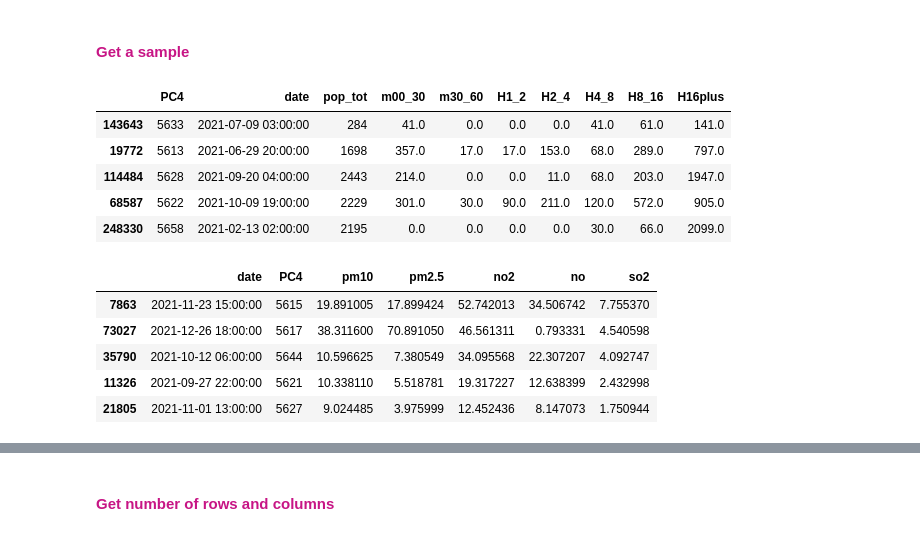
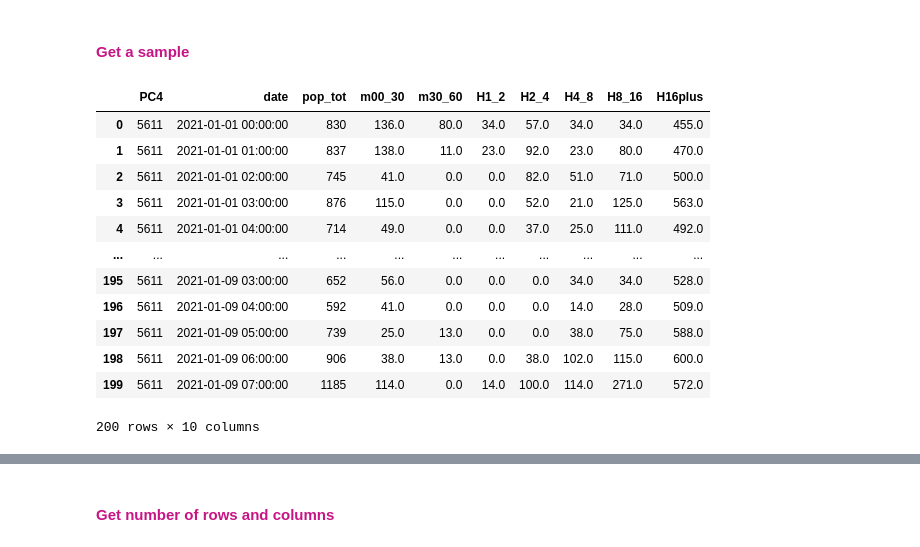
Before and after one commit to rawan-a-d/Air-Quality-Prediction, a Jupyter notebook: notebook.ipynb, the cells around one changed output, grey strips where cells are left out. Saved outputs shown, nothing was run; the diff lists cells and outputs as text; code cells hidden in the pictures.

```diff
--- a/notebook.ipynb
+++ b/notebook.ipynb
@@ -84,21 +84,18 @@ df_air_pollution = pd.read_csv('data/air_pollution.csv',
 <h4><font color=mediumvioletred>Get a sample </font></h4>
 # %%
 # zichtop sample
-df_zichtop.sample(5)
+df_zichtop.head(200)
 # %% [output]
 |  | PC4 | date | pop_tot | m00_30 | m30_60 | H1_2 | H2_4 | H4_8 | H8_16 | H16plus |
-| 143643 | 5633 | 2021-07-09 03:00:00 | 284 | 41.0 | 0.0 | 0.0 | 0.0 | 41.0 | 61.0 | 141.0 |
-| 19772 | 5613 | 2021-06-29 20:00:00 | 1698 | 357.0 | 17.0 | 17.0 | 153.0 | 68.0 | 289.0 | 797.0 |
-| 114484 | 5628 | 2021-09-20 04:00:00 | 2443 | 214.0 | 0.0 | 0.0 | 11.0 | 68.0 | 203.0 | 1947.0 |
-| 68587 | 5622 | 2021-10-09 19:00:00 | 2229 | 301.0 | 30.0 | 90.0 | 211.0 | 120.0 | 572.0 | 905.0 |
-| 248330 | 5658 | 2021-02-13 02:00:00 | 2195 | 0.0 | 0.0 | 0.0 | 0.0 | 30.0 | 66.0 | 2099.0 |
+| 0 | 5611 | 2021-01-01 00:00:00 | 830 | 136.0 | 80.0 | 34.0 | 57.0 | 34.0 | 34.0 | 455.0 |
+| 1 | 5611 | 2021-01-01 01:00:00 | 837 | 138.0 | 11.0 | 23.0 | 92.0 | 23.0 | 80.0 | 470.0 |
+| 2 | 5611 | 2021-01-01 02:00:00 | 745 | 41.0 | 0.0 | 0.0 | 82.0 | 51.0 | 71.0 | 500.0 |
+| 3 | 5611 | 2021-01-01 03:00:00 | 876 | 115.0 | 0.0 | 0.0 | 52.0 | 21.0 | 125.0 | 563.0 |
+| 4 | 5611 | 2021-01-01 04:00:00 | 714 | 49.0 | 0.0 | 0.0 | 37.0 | 25.0 | 111.0 | 492.0 |
+| ... | ... | ... | ... | ... | ... | ... | ... | ... | ... | ... |
+| 195 | 5611 | 2021-01-09 03:00:00 | 652 | 56.0 | 0.0 | 0.0 | 0.0 | 34.0 | 34.0 | 528.0 |
+| 196 | 5611 | 2021-01-09 04:00:00 | 592 | 41.0 | 0.0 | 0.0 | 0.0 | 14.0 | 28.0 | 509.0 |
+| 197 | 5611 | 2021-01-09 05:00:00 | 739 | 25.0 | 13.0 | 0.0 | 0.0 | 38.0 | 75.0 | 588.0 |
+| 198 | 5611 | 2021-01-09 06:00:00 | 906 | 38.0 | 13.0 | 0.0 | 38.0 | 102.0 | 115.0 | 600.0 |
+| 199 | 5611 | 2021-01-09 07:00:00 | 1185 | 114.0 | 0.0 | 14.0 | 100.0 | 114.0 | 271.0 | 572.0 |
+200 rows × 10 columns
-# %%
-# air_pollution sample
-df_air_pollution.sample(5)
-# %% [output]
-|  | date | PC4 | pm10 | pm2.5 | no2 | no | so2 |
-| 7863 | 2021-11-23 15:00:00 | 5615 | 19.891005 | 17.899424 | 52.742013 | 34.506742 | 7.755370 |
-| 73027 | 2021-12-26 18:00:00 | 5617 | 38.311600 | 70.891050 | 46.561311 | 0.793331 | 4.540598 |
-| 35790 | 2021-10-12 06:00:00 | 5644 | 10.596625 | 7.380549 | 34.095568 | 22.307207 | 4.092747 |
-| 11326 | 2021-09-27 22:00:00 | 5621 | 10.338110 | 5.518781 | 19.317227 | 12.638399 | 2.432998 |
-| 21805 | 2021-11-01 13:00:00 | 5627 | 9.024485 | 3.975999 | 12.452436 | 8.147073 | 1.750944 |
```
Also changed, not shown: parts of 22 cells of this notebook.
